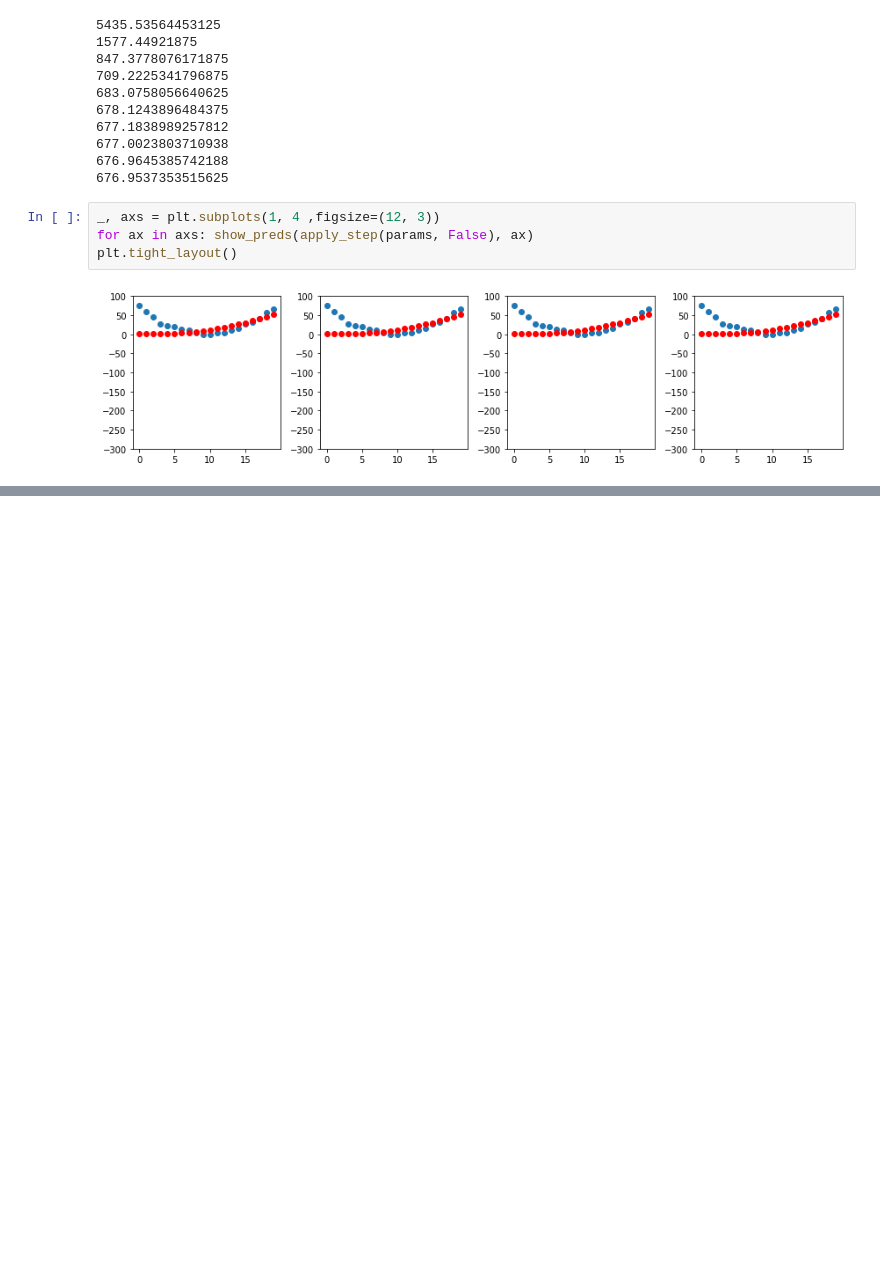
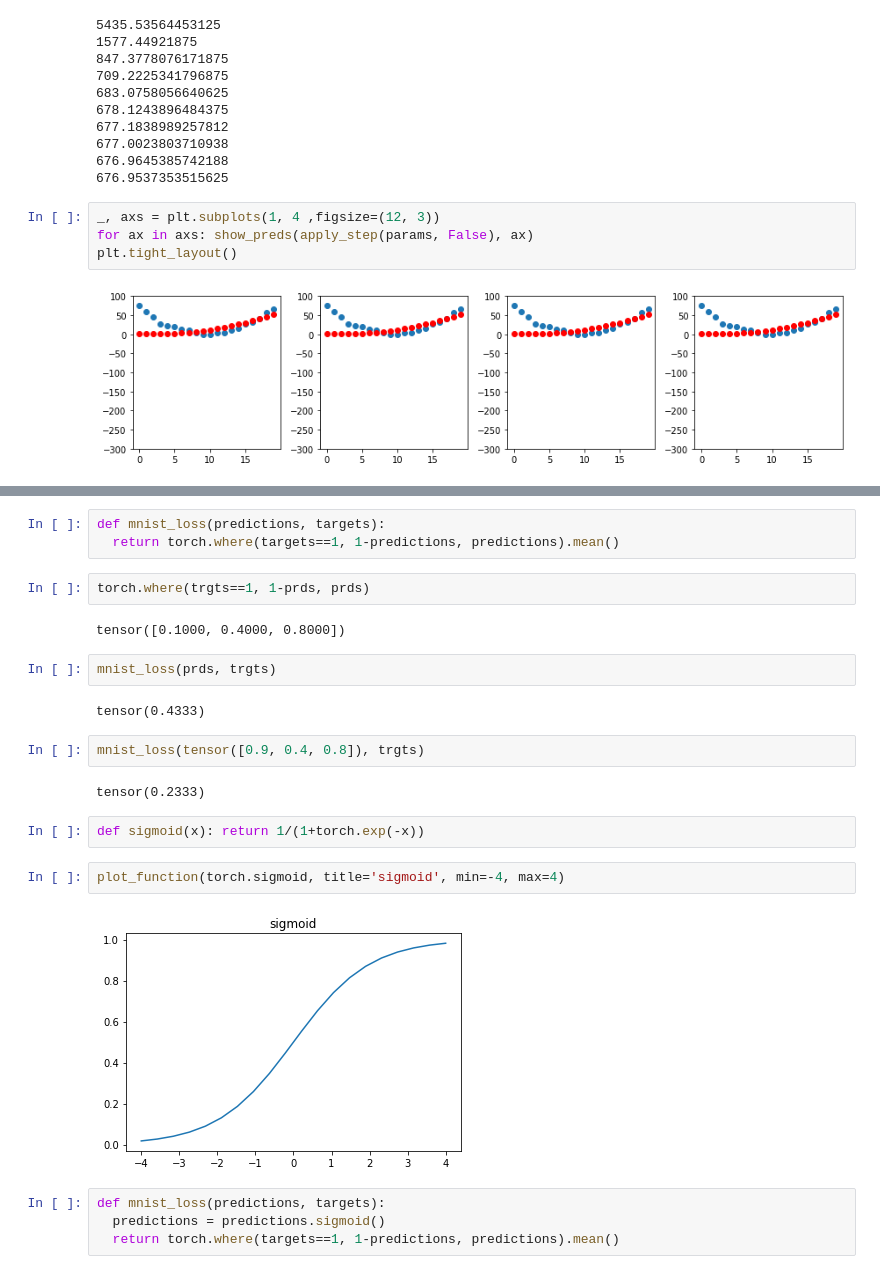
Before and after one commit to satani99/practical_deep_learning_for_coders, a Jupyter notebook: fast_ai_4.ipynb, the cells around one changed output, grey strips where cells are left out. Drawn from its saved outputs; the diff is of its cells as text; blank space fills up the shorter version.

```diff
--- a/fast_ai_4.ipynb
+++ b/fast_ai_4.ipynb
@@ -295,0 +362,25 @@ plt.tight_layout()
+# %%
+def mnist_loss(predictions, targets):
+  return torch.where(targets==1, 1-predictions, predictions).mean()
+# %%
+torch.where(trgts==1, 1-prds, prds)
+# %% [output]
+tensor([0.1000, 0.4000, 0.8000])
+# %%
+mnist_loss(prds, trgts)
+# %% [output]
+tensor(0.4333)
+# %%
+mnist_loss(tensor([0.9, 0.4, 0.8]), trgts)
+# %% [output]
+tensor(0.2333)
+# %%
+def sigmoid(x): return 1/(1+torch.exp(-x))
+# %%
+plot_function(torch.sigmoid, title='sigmoid', min=-4, max=4)
+# %% [output]
+[figure, added]
+# %%
+def mnist_loss(predictions, targets):
+  predictions = predictions.sigmoid()
+  return torch.where(targets==1, 1-predictions, predictions).mean()
```
Also changed, not shown: parts of 17 cells of this notebook.
